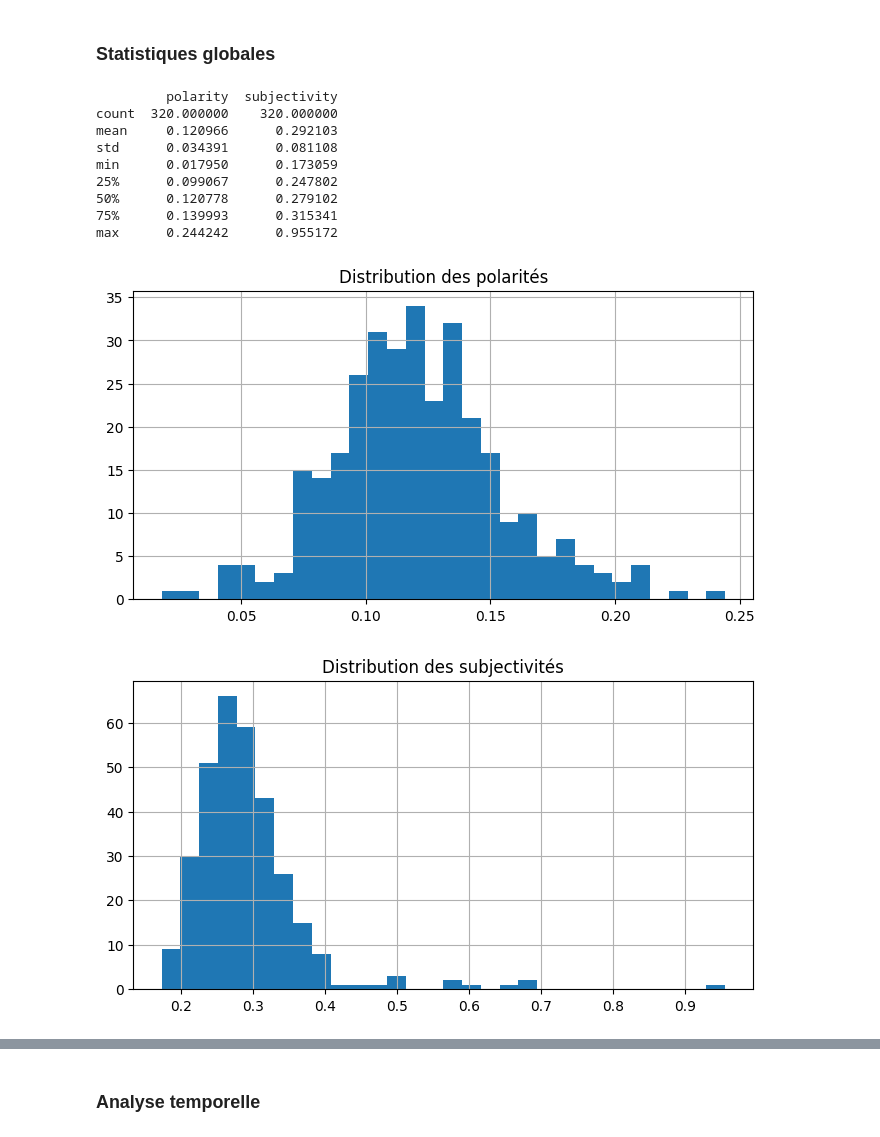
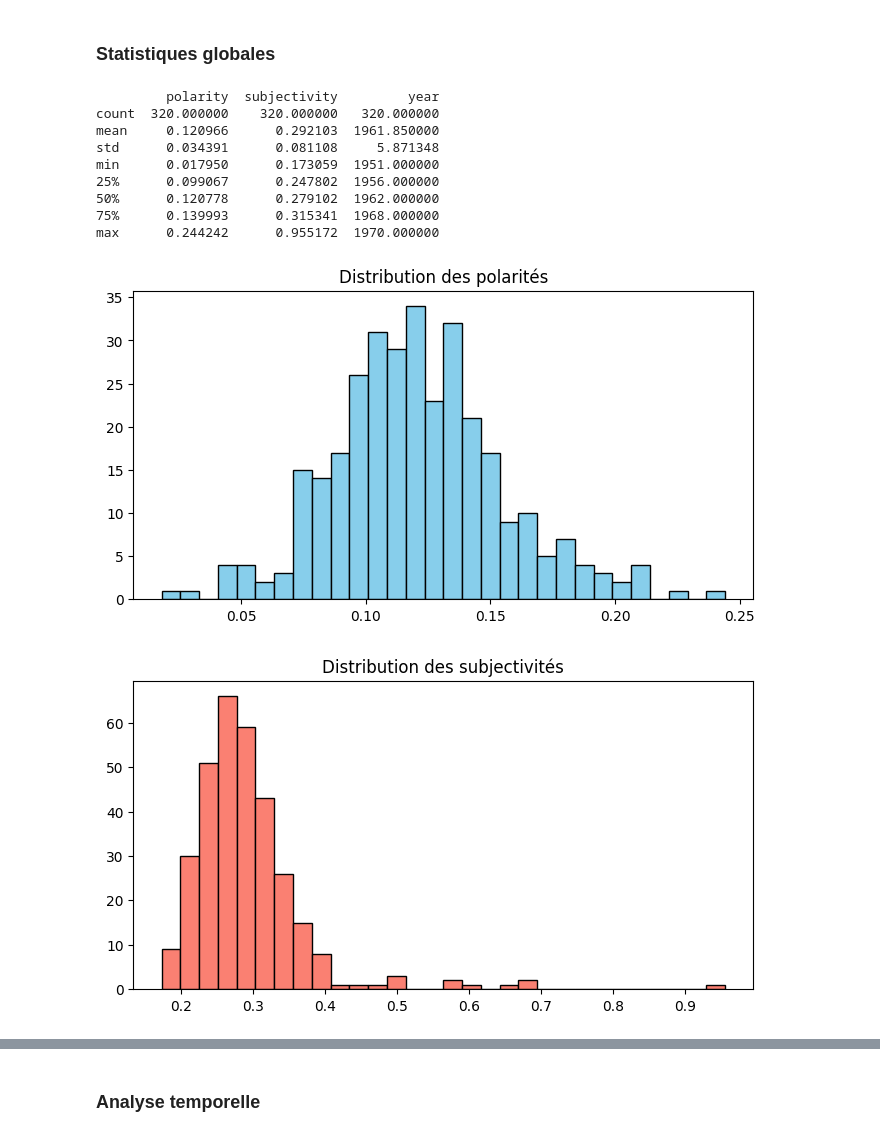
Before and after one commit to IlariaFa/tac, a Jupyter notebook: tps/tp4/s6_sentiment.ipynb, the cells around one changed output, grey strips where cells are left out. Saved outputs shown, nothing was run; the diff lists cells and outputs as text; code cells hidden in the pictures.

```diff
--- a/tps/tp4/s6_sentiment.ipynb
+++ b/tps/tp4/s6_sentiment.ipynb
@@ -92,22 +100,25 @@ def extract_info(filename):
 ### Statistiques globales
 # %%
 print(df_sent.describe())
-df_sent["polarity"].hist(bins=30, figsize=(8,4))
+
+plt.figure(figsize=(8,4))
+plt.hist(df_sent["polarity"], bins=30, color="skyblue", edgecolor="black")
 plt.title("Distribution des polarités")
 plt.show()
 
-df_sent["subjectivity"].hist(bins=30, figsize=(8,4))
+plt.figure(figsize=(8,4))
+plt.hist(df_sent["subjectivity"], bins=30, color="salmon", edgecolor="black")
 plt.title("Distribution des subjectivités")
 plt.show()
 # %% [output]
-         polarity  subjectivity
-count  320.000000    320.000000
-mean     0.120966      0.292103
-std      0.034391      0.081108
-min      0.017950      0.173059
-25%      0.099067      0.247802
-50%      0.120778      0.279102
-75%      0.139993      0.315341
-max      0.244242      0.955172
+         polarity  subjectivity         year
+count  320.000000    320.000000   320.000000
+mean     0.120966      0.292103  1961.850000
+std      0.034391      0.081108     5.871348
+min      0.017950      0.173059  1951.000000
+25%      0.099067      0.247802  1956.000000
+50%      0.120778      0.279102  1962.000000
+75%      0.139993      0.315341  1968.000000
+max      0.244242      0.955172  1970.000000
-[figure, old version]
+[figure, new version]
-[figure, old version]
+[figure, new version]
```
Also changed, not shown: parts of 5 cells of this notebook.
